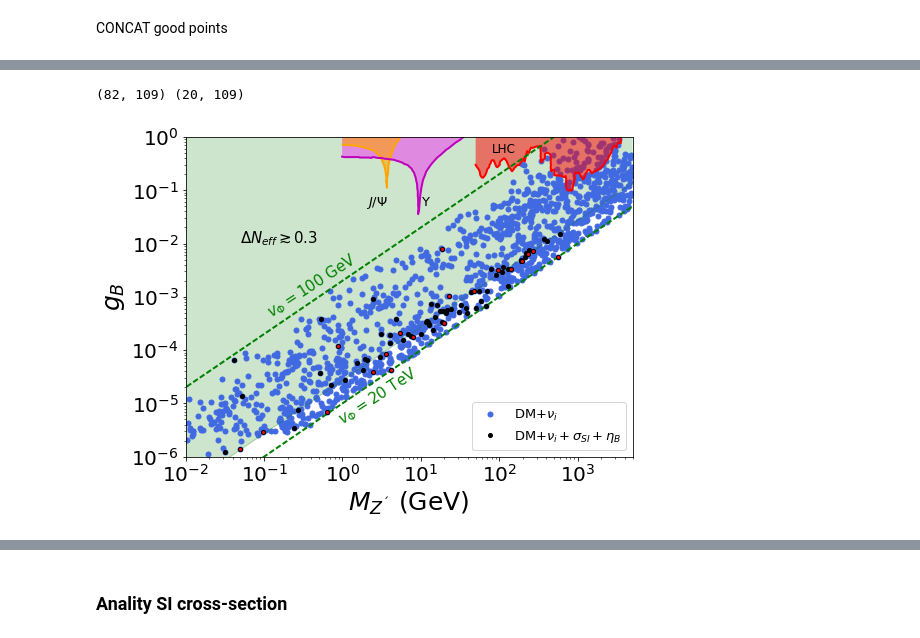
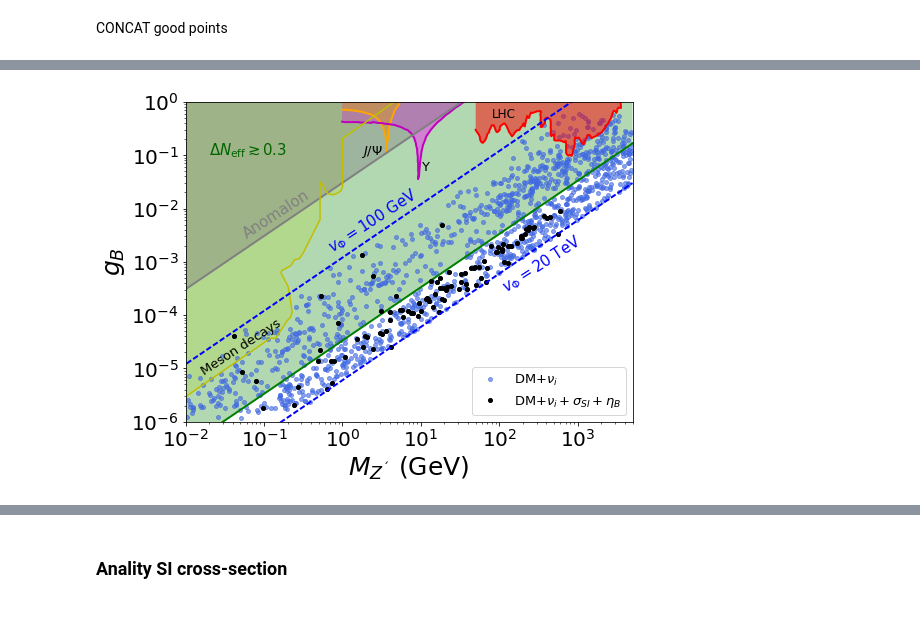
Before and after one commit to anferivera/DarkBariogenesis, a Jupyter notebook: U1B_model-random-scan-DM.ipynb, the cells around one changed output, grey strips where cells are left out. Cells and saved outputs as stored; diff of their text form; code cells hidden in the pictures.

```diff
--- a/U1B_model-random-scan-DM.ipynb
+++ b/U1B_model-random-scan-DM.ipynb
@@ -172,6 +165,13 @@ def LEP_recta(x):
 
     y = 0.015 + (x-1.)*(1.-0.015)/(70.-1.)
     return y
+
+def Anomalon_recta(x):
+
+    pend=(0.291097-0.000023)/(9.657776-0.000744)
+
+    y = 0.000023+(x-0.000744)*pend
+    return y
 # %%
 #error
 ttt=xd[np.logical_and(xd.MZp>10.,xd.g1p < 3e-5)]
@@ -275,8 +268,8 @@ pandaX=interpolate.interp1d(dd1.MDM,dd1.pandasSI)
 
 #PANDAS 2107.13438
 names1 = ['MDM', 'pandaxSI']
-b = np.loadtxt('/home/anferivera/Work/Documents_compartidos/fits_experiments/PandaX/pandax-2021/pandax21.txt')
-dd2 = pd.DataFrame(b, columns=names1)
+bb = np.loadtxt('/home/anferivera/Work/Documents_compartidos/fits_experiments/PandaX/pandax-2021/pandax21.txt')
+dd2 = pd.DataFrame(bb, columns=names1)
 
 pandaX21=interpolate.interp1d(dd2.MDM,dd2.pandaxSI)
 
@@ -292,6 +285,12 @@ xdncs = pd.DataFrame(ncs, columns=names2)
 
 NCS=interpolate.interp1d(xdncs.MDM,xdncs.NCS)
 
+#Neutrino-coherent-scattering full
+names2= ['MDM', 'NCS']
+b = pd.read_csv('/home/anferivera/Work/Documents_compartidos/fits_experiments/Neutrino-coherent-scattering/neutrino_backgr_210407634.csv',names=names2, header=None)
+
+NCSFULL=interpolate.interp1d(b.MDM,b.NCS)
+
 #DARWIN prospects
 names1 = ['MDM', 'DAR']
 dd1=pd.read_csv('/home/anferivera/Work/Documents_compartidos/fits_experiments/fit_Darwin/darwin-SI.csv', names=names1, header=None)
@@ -427,62 +414,54 @@ xxd=fp[np.sqrt(0.1312*np.abs(fp.Lambda4)) < np.abs(fp.Lambda5)/2.]
-# %%
-print(fp.shape,xxd.shape)
-# %% [output]
-(82, 109) (20, 109)
+# %%
+Qfactor=(3./5.)
 # %%
 plt.figure(figsize=(8,6))
 
-plt.loglog(xd.MZp, xd.g1p,color='royalblue', zorder=1, marker='o',ms=5,linestyle='',label=r'DM+$\nu_i$')
-#plt.loglog(gd.MZp, gd.g1p,color='royalblue', marker='o',ms=4,linestyle='',label='Allowed by PandaX-4T')
+plt.loglog(xd.MZp, Qfactor*xd.g1p,color='royalblue',alpha=0.6,zorder=1, marker='o',ms=4,linestyle='',label=r'DM+$\nu_i$')
+#good total poits: DM + nu + SI
+plt.loglog(fp.MZp, Qfactor*fp.g1p,color='black', marker='o',ms=4,linestyle='',label=r'DM+$\nu_i+\sigma_{SI}+\eta_B$')
 
 a = np.linspace(1e-3,5e3,20)
 #Upsilon, LHC, .. limits
 plt.plot(JPsi.MZp, JPsi.g1p,color='orange',lw=2,label=r'')
 plt.plot(Upsilon.MZp, Upsilon.g1p,'m-',lw=2,label=r'')
 plt.plot(1e3*LHC.MZp,LHC.g1p,'r-',lw=2,label='')
-#plt.plot(a, LEP_recta(a),color='gray',lw=2,label='')
 
-plt.plot(a, a/(5.*100),'g--',lw=2,label='')
-#plt.plot(a, a/(5.*1000),'k--',lw=2,label='')
-plt.plot(a, a/(5.*20000),'g--',lw=2,label='')
-plt.plot(a, a/(37000),color='green',lw=1,alpha=0.3,label=r'')
+plt.plot(a, Anomalon_recta(a),color='gray',lw=2,label='')
+plt.fill_between(a,1.,Anomalon_recta(a),facecolor='grey',zorder=2,alpha=0.4,label='')
+plt.text(5e-2, 1.5e-2, r'Anomalon', color='grey', rotation=33, fontsize=15)
 
-plt.fill_between(a,1,a/(37000),facecolor='green',alpha=0.2,label='')
+#MESONS decays
+plt.plot(decays.MZp,decays.g1p,'y-',label='')
+plt.fill_between(decays.MZp,1., decays.g1p,facecolor='yellow',alpha=0.2,label='')
+
+plt.plot(a, Qfactor*a/(5.*100),'b--',lw=2,label='')
+plt.plot(a, Qfactor*a/(5.*20000),'b--',lw=2,label='')
+plt.plot(a, a/(30000),color='green',lw=2,zorder=1,label=r'')
+
+plt.fill_between(a,1,a/(30000),facecolor='green',alpha=0.3,label='')
 plt.fill_between(Upsilon.MZp,1., Upsilon.g1p,facecolor='magenta',alpha=0.4,label='')
 plt.fill_between(JPsi.MZp,1., JPsi.g1p,facecolor='orange',alpha=0.6,label='')
-#plt.fill_between(a,1.,LEP_recta(a),facecolor='grey',alpha=0.3,label='')
 plt.fill_between(1e3*LHC.MZp,1.e-0,LHC.g1p,zorder=2,facecolor='red',alpha=0.5,label='')
 
-plt.text(1e-1, 4e-3, r'$v_{\Phi}=100$ GeV', color='green', rotation=33, fontsize=15)
-plt.text(8e-1, 3e-5, r'$v_{\Phi}=20$ TeV', color='green', rotation=33, fontsize=15)
-#plt.text(2e-1, 4e-4, r'$v_{\Phi}=1$ TeV', color='black', rotation=33, fontsize=15)
-
-#plt.text(3e-1, 8e-2, 'LEP', color='dimgray', rotation=25, fontsize=12)
-plt.text(5e-2, 1e-2, r'$\Delta N_{eff}\,\gtrsim\, 0.3$', color='black', fontsize=15)
+plt.text(0.6, 1.5e-2, r'$v_{\Phi}=100$ GeV', color='blue', rotation=33, fontsize=15)
+plt.text(1e2, 2e-3, r'$v_{\Phi}=20$ TeV', color='blue', rotation=33, fontsize=15)
+plt.text(2e-2, 1e-1, r'$\Delta N_{\rm eff}\,\gtrsim\, 0.3$',  color='darkgreen', fontsize=15)
 plt.text(1e1, 5e-2, r'$\Upsilon$', color='black', fontsize=13)
-plt.text(2e0, 5e-2, r'$J/\Psi$', color='black', fontsize=13)
+plt.text(1.7, 1e-1, r'$J/\Psi$', color='black', fontsize=13)
 plt.text(8e1, 5e-1, 'LHC', color='black', fontsize=12)
-
-
-#plt.loglog(etaB10.MZp, etaB10.g1p,color='magenta', marker='o',ms=4,linestyle='',label=r'$\eta_B$')
-#good total poits: DM + nu + SI
-plt.loglog(fp.MZp, fp.g1p,color='black', marker='o',ms=4,linestyle='',label=r'DM+$\nu_i+\sigma_{SI}+\eta_B$')
-plt.loglog(xxd.MZp, xxd.g1p,color='red', marker='o',ms=2,linestyle='',label=r'')
-
-#plt.plot(a, a/(37000),color='green',lw=2,label=r'$v_{\Phi} = 7.4$ TeV')
-
-#plt.plot(a, a/(5.*5000),'r--',lw=2,label='')
+plt.text(1.5e-2, 6e-5, r'Meson decays', color='black', rotation=33, fontsize=13)
 
 plt.xlabel(r'$M_{Z^{´}}$ (GeV)',size=25)
 plt.ylabel(r'$g_B$',size=25)
 plt.legend(prop={'size':13}, loc='lower right')
 
 plt.xlim(1e-2,5000)
 plt.ylim(1e-6,1)
 
 plt.tight_layout()
-plt.savefig('plots/g1_MZp.pdf')
-#plt.show()
+#plt.savefig('plots/g1_MZp.pdf')
+plt.show()
 # %% [output]
-[figure, old version]
+[figure, new version]
 # %%
 # %% [output]
```
Also changed, not shown: parts of 18 cells of this notebook, 15 other files.
